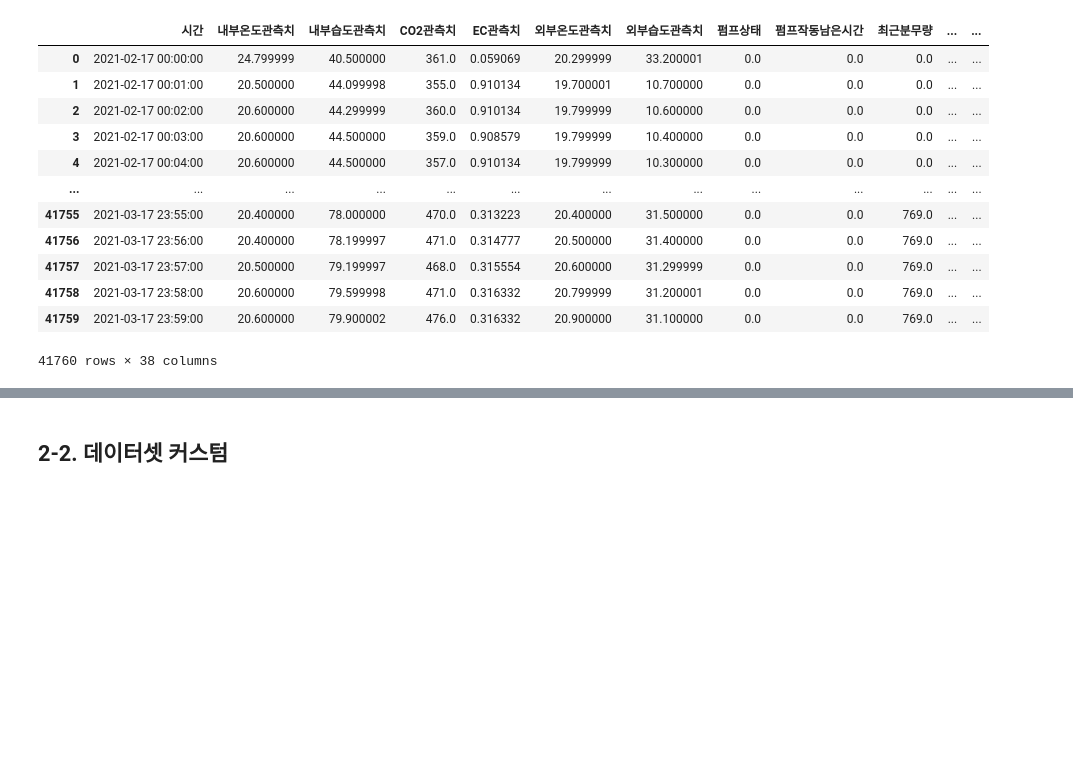
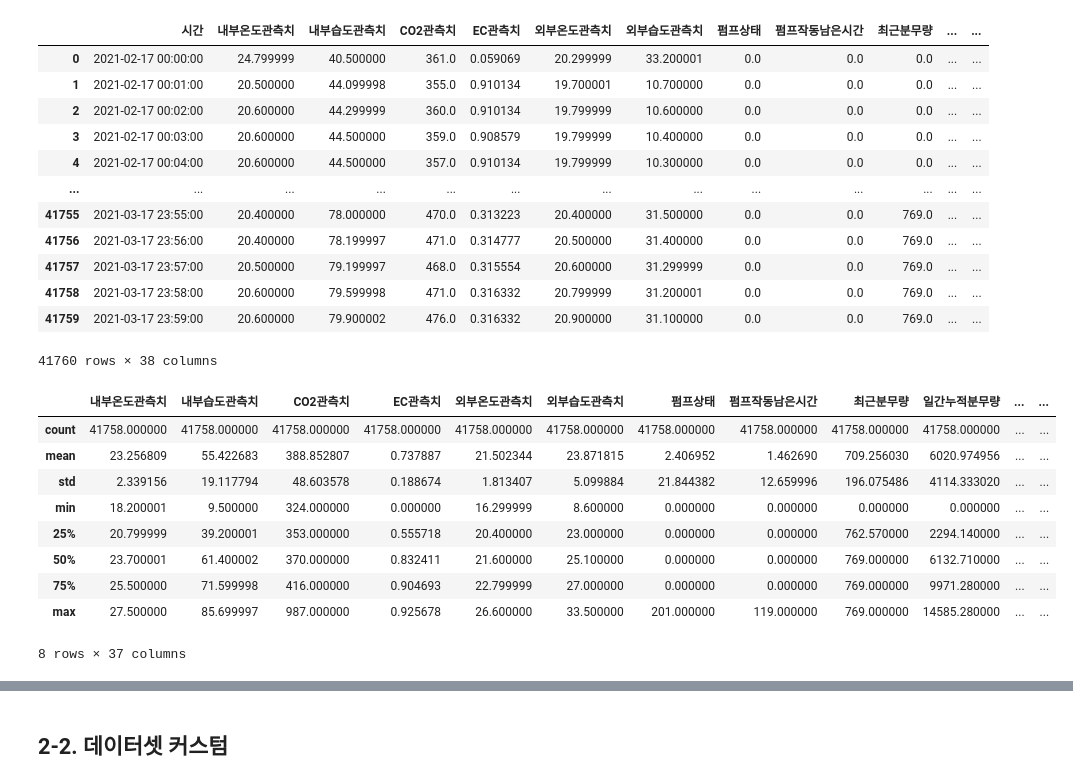
Before and after one commit to sexymonster/Dacon, a Jupyter notebook: bok_choy/bok_choy.ipynb, the cells around one changed output, grey strips where cells are left out. Cells and saved outputs as stored; diff of their text form; code cells hidden in the pictures; blank space fills up the shorter version.

```diff
--- a/bok_choy/bok_choy.ipynb
+++ b/bok_choy/bok_choy.ipynb
@@ -59,3 +72,18 @@ train_input_data[0]
 | 41758 | 2021-03-17 23:58:00 | 20.600000 | 79.599998 | 471.0 | 0.316332 | 20.799999 | 31.200001 | 0.0 | 0.0 | 769.0 | ... | ... |
 | 41759 | 2021-03-17 23:59:00 | 20.600000 | 79.900002 | 476.0 | 0.316332 | 20.900000 | 31.100000 | 0.0 | 0.0 | 769.0 | ... | ... |
 41760 rows × 38 columns
+# %%
+ip_df = train_input_data[0]
+# %%
+ip_df.describe()
+# %% [output]
+|  | 내부온도관측치 | 내부습도관측치 | CO2관측치 | EC관측치 | 외부온도관측치 | 외부습도관측치 | 펌프상태 | 펌프작동남은시간 | 최근분무량 | 일간누적분무량 | ... | ... |
+| count | 41758.000000 | 41758.000000 | 41758.000000 | 41758.000000 | 41758.000000 | 41758.000000 | 41758.000000 | 41758.000000 | 41758.000000 | 41758.000000 | ... | ... |
+| mean | 23.256809 | 55.422683 | 388.852807 | 0.737887 | 21.502344 | 23.871815 | 2.406952 | 1.462690 | 709.256030 | 6020.974956 | ... | ... |
+| std | 2.339156 | 19.117794 | 48.603578 | 0.188674 | 1.813407 | 5.099884 | 21.844382 | 12.659996 | 196.075486 | 4114.333020 | ... | ... |
+| min | 18.200001 | 9.500000 | 324.000000 | 0.000000 | 16.299999 | 8.600000 | 0.000000 | 0.000000 | 0.000000 | 0.000000 | ... | ... |
+| 25% | 20.799999 | 39.200001 | 353.000000 | 0.555718 | 20.400000 | 23.000000 | 0.000000 | 0.000000 | 762.570000 | 2294.140000 | ... | ... |
+| 50% | 23.700001 | 61.400002 | 370.000000 | 0.832411 | 21.600000 | 25.100000 | 0.000000 | 0.000000 | 769.000000 | 6132.710000 | ... | ... |
+| 75% | 25.500000 | 71.599998 | 416.000000 | 0.904693 | 22.799999 | 27.000000 | 0.000000 | 0.000000 | 769.000000 | 9971.280000 | ... | ... |
+| max | 27.500000 | 85.699997 | 987.000000 | 0.925678 | 26.600000 | 33.500000 | 201.000000 | 119.000000 | 769.000000 | 14585.280000 | ... | ... |
+8 rows × 37 columns
```
Also changed, not shown: parts of 15 cells of this notebook.
